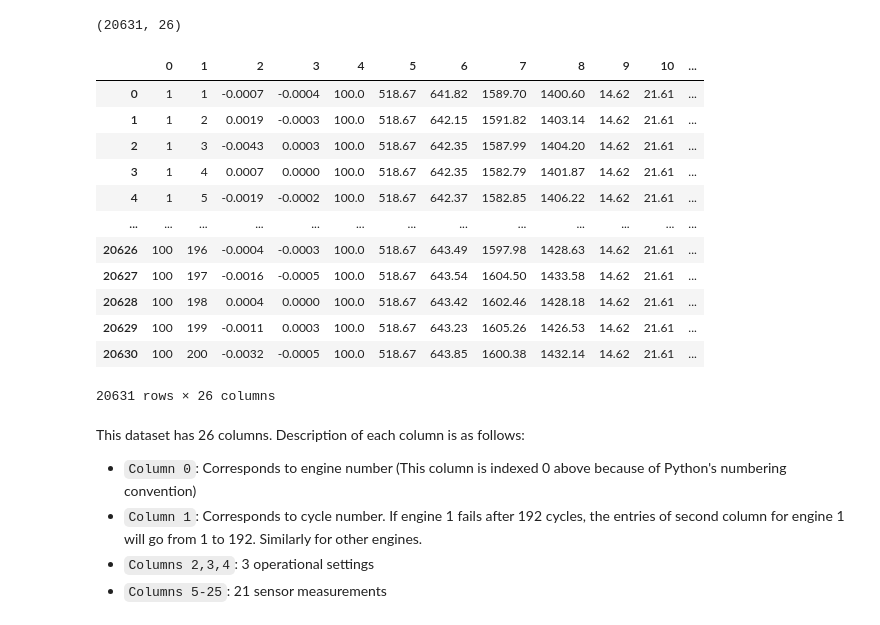
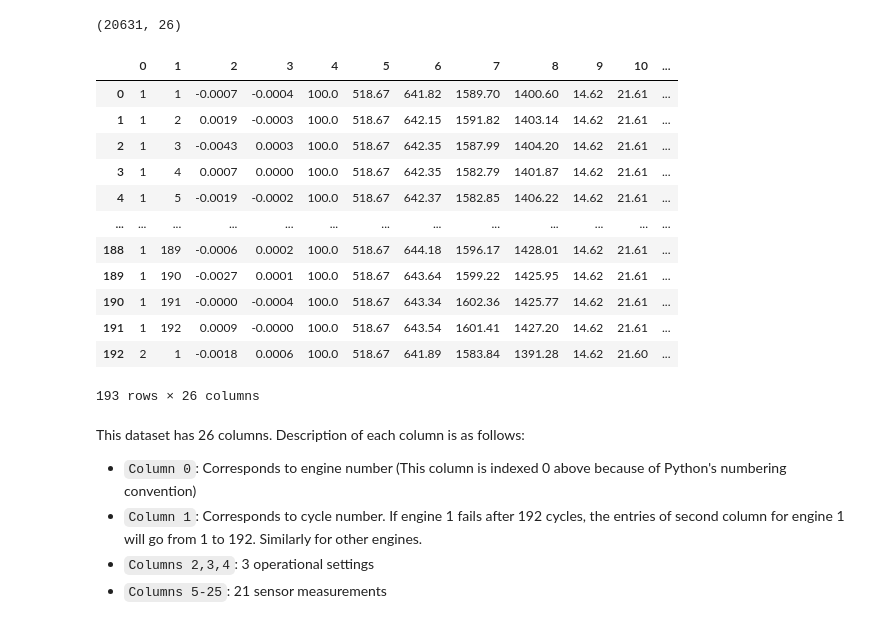
Before and after one commit to dongquan-vu/RUL-prognosis, a Jupyter notebook: notebooks/Week1/Data_description_and_preprocessing.ipynb, the cells around one changed output. Drawn from its saved outputs; the diff is of its cells as text; code cells hidden in the pictures.

```diff
--- a/notebooks/Week1/Data_description_and_preprocessing.ipynb
+++ b/notebooks/Week1/Data_description_and_preprocessing.ipynb
@@ -29,21 +29,21 @@ train_data.shape
 # %% [output]
 (20631, 26)
 # %%
-train_data
+train_data[0:193]
 # %% [output]
 |  | 0 | 1 | 2 | 3 | 4 | 5 | 6 | 7 | 8 | 9 | 10 | ... |
 | 0 | 1 | 1 | -0.0007 | -0.0004 | 100.0 | 518.67 | 641.82 | 1589.70 | 1400.60 | 14.62 | 21.61 | ... |
 | 1 | 1 | 2 | 0.0019 | -0.0003 | 100.0 | 518.67 | 642.15 | 1591.82 | 1403.14 | 14.62 | 21.61 | ... |
 | 2 | 1 | 3 | -0.0043 | 0.0003 | 100.0 | 518.67 | 642.35 | 1587.99 | 1404.20 | 14.62 | 21.61 | ... |
 | 3 | 1 | 4 | 0.0007 | 0.0000 | 100.0 | 518.67 | 642.35 | 1582.79 | 1401.87 | 14.62 | 21.61 | ... |
 | 4 | 1 | 5 | -0.0019 | -0.0002 | 100.0 | 518.67 | 642.37 | 1582.85 | 1406.22 | 14.62 | 21.61 | ... |
 | ... | ... | ... | ... | ... | ... | ... | ... | ... | ... | ... | ... | ... |
-| 20626 | 100 | 196 | -0.0004 | -0.0003 | 100.0 | 518.67 | 643.49 | 1597.98 | 1428.63 | 14.62 | 21.61 | ... |
-| 20627 | 100 | 197 | -0.0016 | -0.0005 | 100.0 | 518.67 | 643.54 | 1604.50 | 1433.58 | 14.62 | 21.61 | ... |
-| 20628 | 100 | 198 | 0.0004 | 0.0000 | 100.0 | 518.67 | 643.42 | 1602.46 | 1428.18 | 14.62 | 21.61 | ... |
-| 20629 | 100 | 199 | -0.0011 | 0.0003 | 100.0 | 518.67 | 643.23 | 1605.26 | 1426.53 | 14.62 | 21.61 | ... |
-| 20630 | 100 | 200 | -0.0032 | -0.0005 | 100.0 | 518.67 | 643.85 | 1600.38 | 1432.14 | 14.62 | 21.61 | ... |
+| 188 | 1 | 189 | -0.0006 | 0.0002 | 100.0 | 518.67 | 644.18 | 1596.17 | 1428.01 | 14.62 | 21.61 | ... |
+| 189 | 1 | 190 | -0.0027 | 0.0001 | 100.0 | 518.67 | 643.64 | 1599.22 | 1425.95 | 14.62 | 21.61 | ... |
+| 190 | 1 | 191 | -0.0000 | -0.0004 | 100.0 | 518.67 | 643.34 | 1602.36 | 1425.77 | 14.62 | 21.61 | ... |
+| 191 | 1 | 192 | 0.0009 | -0.0000 | 100.0 | 518.67 | 643.54 | 1601.41 | 1427.20 | 14.62 | 21.61 | ... |
+| 192 | 2 | 1 | -0.0018 | 0.0006 | 100.0 | 518.67 | 641.89 | 1583.84 | 1391.28 | 14.62 | 21.60 | ... |
-20631 rows × 26 columns
+193 rows × 26 columns
 # %% [markdown]
 This dataset has 26 columns. Description of each column is as follows:
 
```
Also changed, not shown: parts of 5 cells of this notebook.
